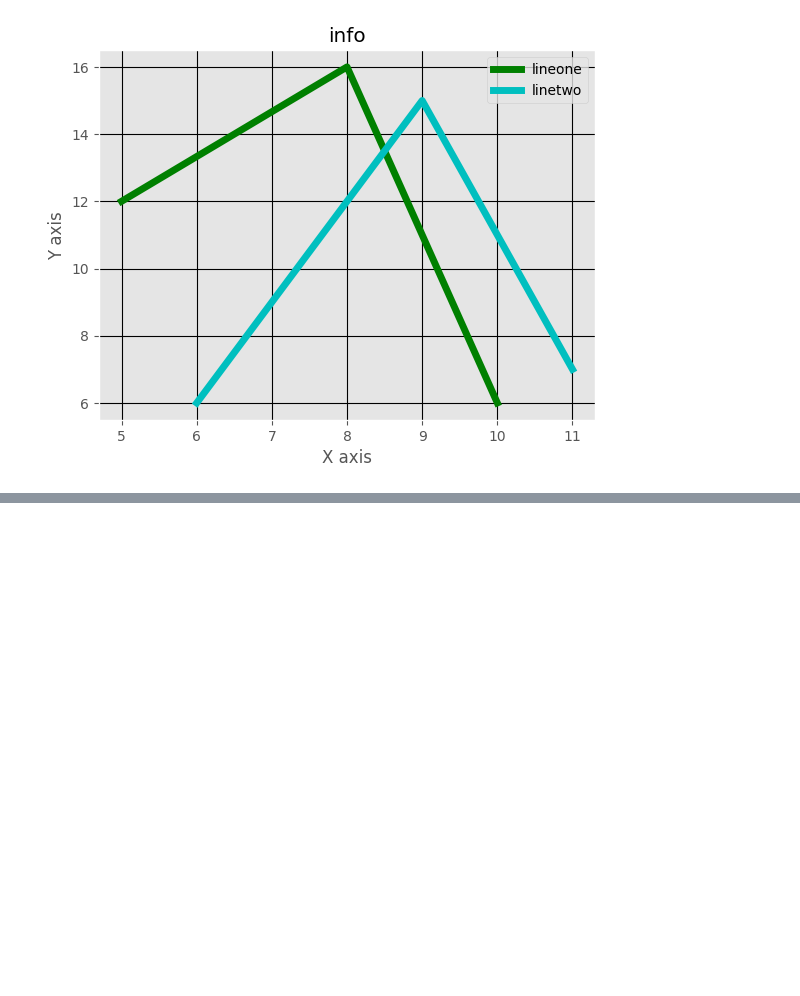
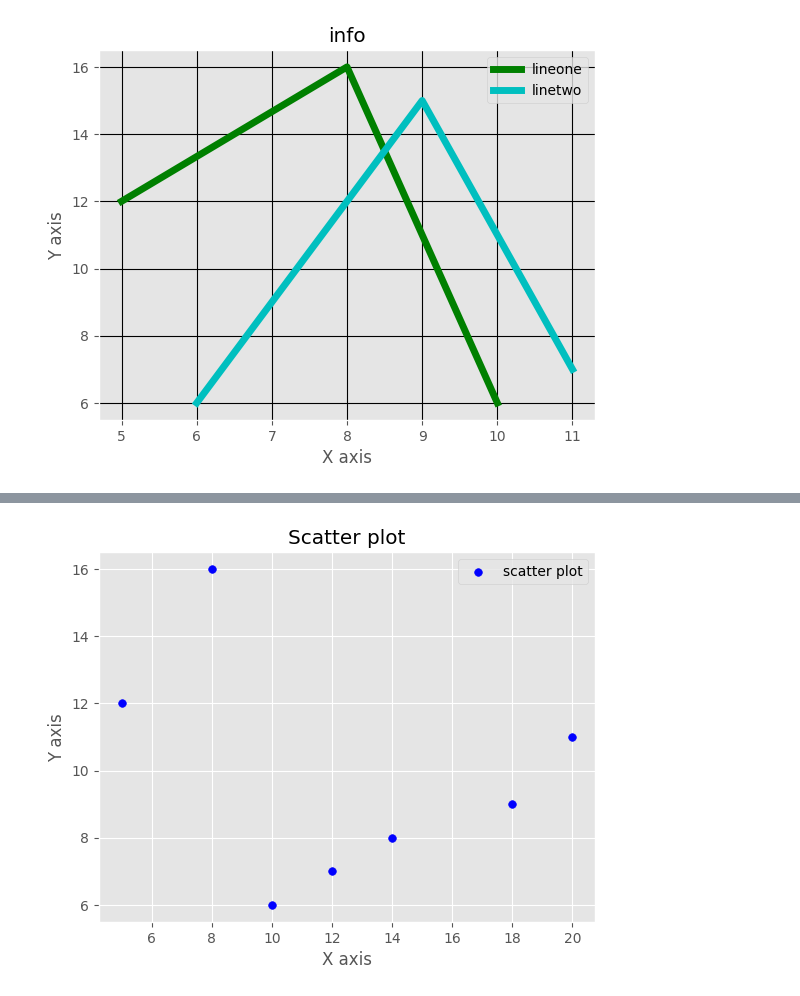
Before and after one commit to Shivsgithubb/DATA-ANALYTICS, a Jupyter notebook: Data Visualiztion/practice.ipynb, the cells around one changed output, grey strips where cells are left out. Cells and saved outputs as stored; diff of their text form; code cells hidden in the pictures; blank space fills up the shorter version.

```diff
--- a/Data Visualiztion/practice.ipynb
+++ b/Data Visualiztion/practice.ipynb
@@ -67,0 +103,16 @@ plt.show()
+# %%
+# scatter plot
+
+import matplotlib.pyplot as plt
+
+x = [5,8,10,12,14,18,20]
+y = [12,16,6,7,8,9,11]
+
+plt.scatter(x,y, label='scatter plot', color='blue', s=30, marker='o')
+plt.xlabel('X axis')
+plt.ylabel('Y axis')
+plt.title('Scatter plot')
+plt.legend()
+plt.show()
+# %% [output]
+[figure, added]
```
Also changed, not shown: parts of 4 cells of this notebook.
